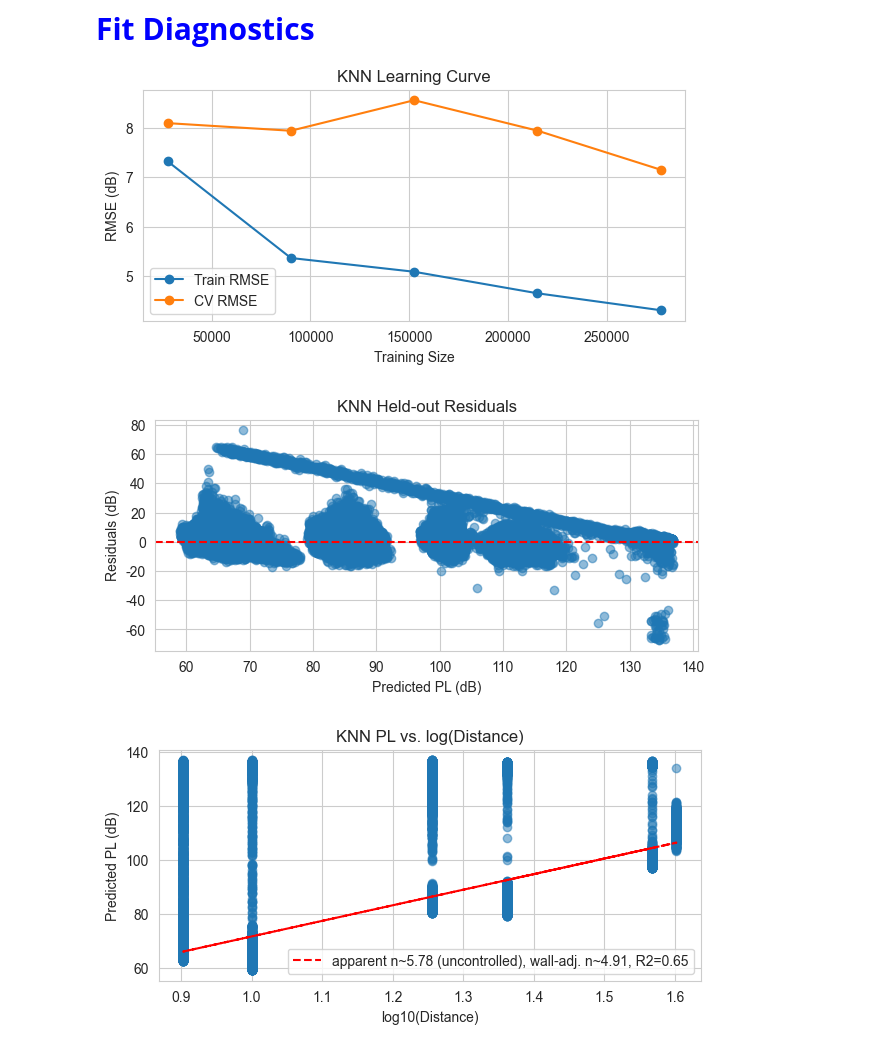
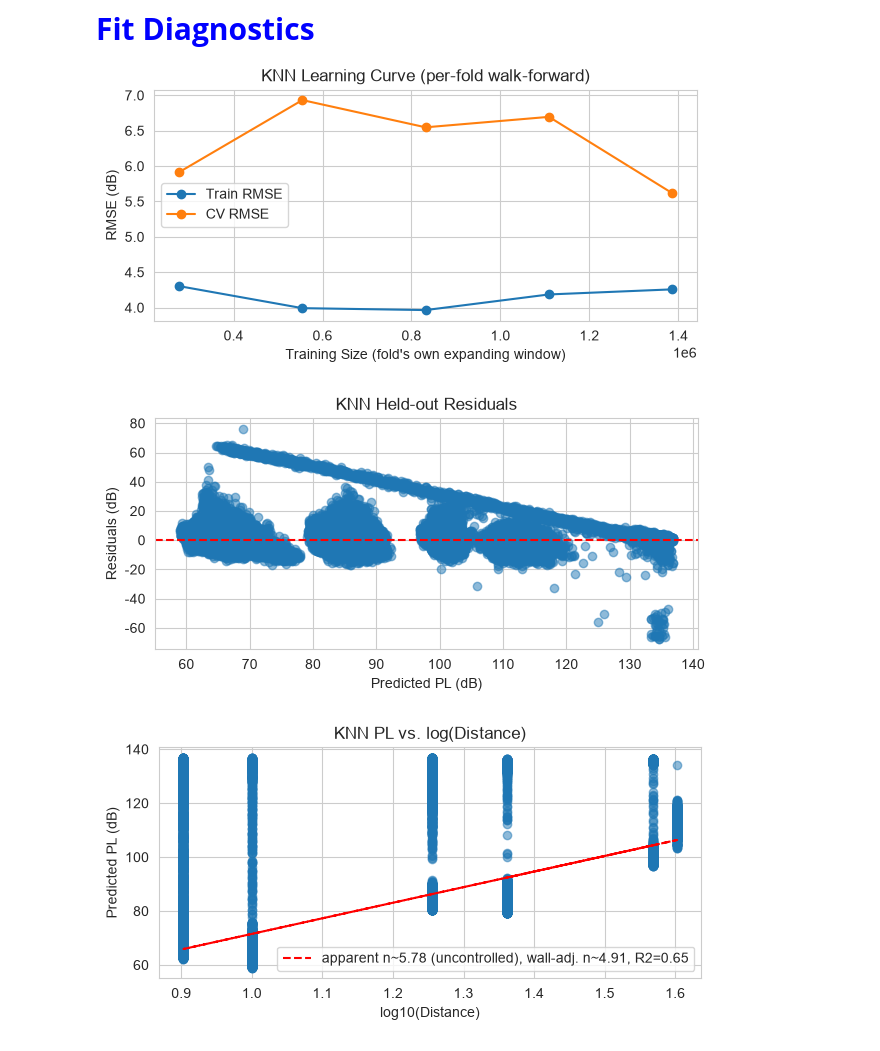
Before and after one commit to nahshonmokua/LoRaWAN-IndoorPathLossModeling-ML, a Jupyter notebook: 06_kNN.ipynb, the cells around one changed output. Saved outputs shown, nothing was run; the diff lists cells and outputs as text; code cells hidden in the pictures.

```diff
--- a/06_kNN.ipynb
+++ b/06_kNN.ipynb
@@ -829,28 +828,49 @@ Fit Diagnostics
 </p>
 # %%
 # KNN learning curve with the predefined time-aware folds
+#
+# NOT a sklearn learning_curve() call. sklearn's learning_curve derives
+# n_max_training_samples from cv_iter[0][0] alone and then slices train[:n] out of
+# EVERY fold for each requested train_size (see sklearn/model_selection/_validation.py,
+# which even comments: "Because the lengths of folds can be significantly different, it
+# is not guaranteed that we use all of the available training data..."). Our cv_splits
+# are an expanding time window -- every fold's train_idx is arange(0, boundary_i) -- so
+# for any n <= the smallest fold's size, train[:n] is IDENTICAL across all 5 folds.
+# Concretely, at every tick sklearn's version would plot, it fit ONE model on the first
+# n rows and scored it against all 5 folds' validation windows, including windows more
+# than a million rows / ~10 months further along than the training data it saw -- not a
+# genuine "does more data help" sweep, and it structurally cannot reach past n=277,272
+# (fold 0's train size) since that's the shared cap. That mechanism, not sample size or
+# K, is why the original plot's CV curve was non-monotonic and its best point (~7.15 dB)
+# was worse than this model's actual walk-forward OOF RMSE (6.36 dB, see metrics_df above).
+#
+# Fix: walk each fold's own true (unequal) training window and score against that same
+# fold's own validation set, so training size and validation recency both grow together
+# exactly as they do in the real BayesSearchCV / OOF evaluation elsewhere in this notebook.
 
 figsize = (7, 3)
 
-train_sizes, train_scores, test_scores = learning_curve(
-    estimator=best_knn_model,
-    X=X_train_df,
-    y=y_train,
-    cv=cv_splits,
-    n_jobs=-1,
-    train_sizes=np.linspace(0.1, 1.0, 5),
-    scoring="neg_root_mean_squared_error",
-)
+train_sizes = np.array([len(tr_idx) for tr_idx, _ in cv_splits])
+train_rmse_curve = np.empty(len(cv_splits))
+val_rmse_curve = np.empty(len(cv_splits))
 
-train_rmse_curve = -train_scores.mean(axis=1)
-val_rmse_curve = -test_scores.mean(axis=1)
+for i, (tr_idx, val_idx) in enumerate(cv_splits):
+    fold_model = create_knn_pipeline(n_jobs=1)
+    fold_model.set_params(**best_knn_params)
+    fold_model.fit(X_train_df.iloc[tr_idx], y_train[tr_idx])
+
+    train_pred = fold_model.predict(X_train_df.iloc[tr_idx])
+    val_pred = fold_model.predict(X_train_df.iloc[val_idx])
+
+    train_rmse_curve[i] = np.sqrt(mean_squared_error(y_train[tr_idx], train_pred))
+    val_rmse_curve[i] = np.sqrt(mean_squared_error(y_train[val_idx], val_pred))
 
 plt.figure(figsize=figsize)
 plt.plot(train_sizes, train_rmse_curve, "o-", label="Train RMSE")
 plt.plot(train_sizes, val_rmse_curve, "o-", label="CV RMSE")
-plt.xlabel("Training Size")
+plt.xlabel("Training Size (fold's own expanding window)")
 plt.ylabel("RMSE (dB)")
-plt.title("KNN Learning Curve")
+plt.title("KNN Learning Curve (per-fold walk-forward)")
 plt.legend()
 plt.show()
 
@@ -880,34 +900,34 @@ wall_design = np.column_stack([
     df_test["c_walls"].to_numpy(),
     df_test["w_walls"].to_numpy(),
 ])
 wall_coefs, _, _, _ = np.linalg.lstsq(wall_design, y_test_pred, rcond=None)
 n_wall_adjusted = wall_coefs[1] / 10.0
 
 plt.figure(figsize=(7, 3))
 plt.scatter(log_dist, y_test_pred, alpha=0.5)
 plt.plot(
     log_dist, intercept + slope * log_dist, "r--",
     label=f"apparent n~{n_apparent:.2f} (uncontrolled), wall-adj. n~{n_wall_adjusted:.2f}, R2={r_value**2:.2f}",
 )
 plt.xlabel("log10(Distance)")
 plt.ylabel("Predicted PL (dB)")
 plt.title("KNN PL vs. log(Distance)")
 plt.legend()
 plt.show()
 
 # Predicted vs. real PL on the held-out test split
 
 plt.figure(figsize=(7, 3))
 plt.scatter(y_test, y_test_pred, alpha=0.5)
 min_val = min(y_test.min(), y_test_pred.min())
 max_val = max(y_test.max(), y_test_pred.max())
 plt.plot([min_val, max_val], [min_val, max_val], "r--")
 plt.xlabel("Real PL (dB)")
 plt.ylabel("Predicted PL (dB)")
 plt.title("KNN Predicted vs. Real")
 plt.show()
 # %% [output]
-[figure, old version]
+[figure, new version]
-[figure, old version]
+[figure, new version]
-[figure, old version]
+[figure, new version]
 [figure]
```
Also changed, not shown: parts of 9 cells of this notebook, 5 other files.
